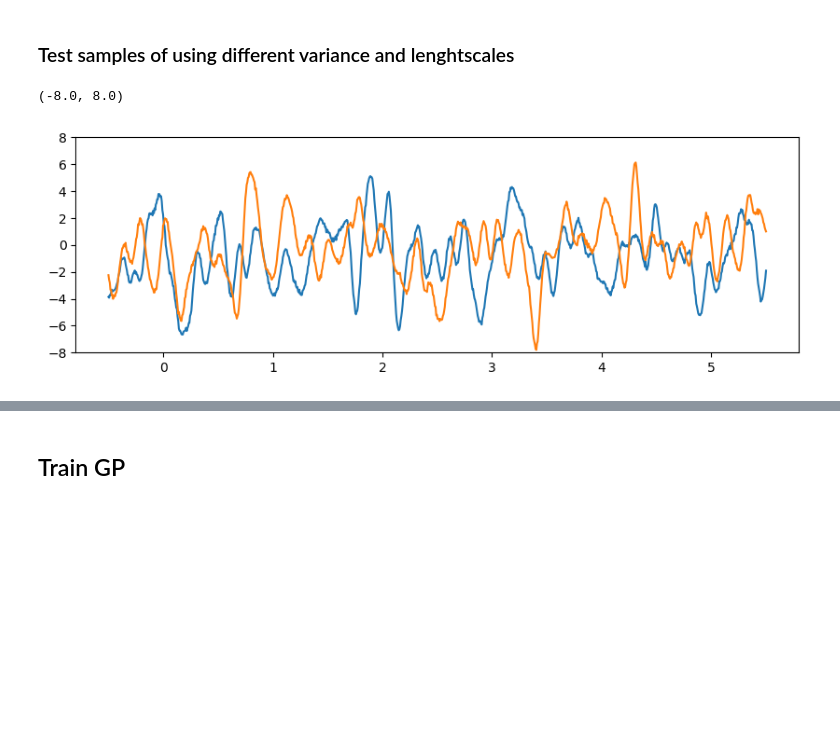
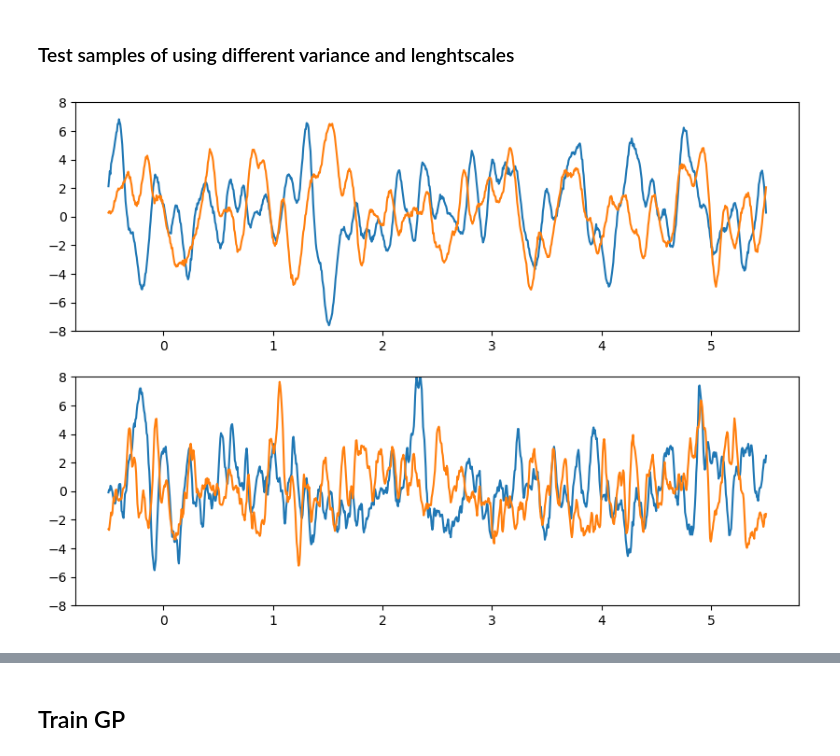
Before and after one commit to luisdiaz1997/SpatialFactorization, a Jupyter notebook: notebooks/Gaussian Processes/GP_test.ipynb, the cells around one changed output, grey strips where cells are left out. Saved outputs shown, nothing was run; the diff lists cells and outputs as text; code cells hidden in the pictures; blank space fills up the shorter version.

Commit message:
added Matern Kernel

```diff
--- a/notebooks/Gaussian Processes/GP_test.ipynb
+++ b/notebooks/Gaussian Processes/GP_test.ipynb
@@ -30,18 +30,22 @@ plt.plot(X, y, "kx")
 # %% [markdown]
 ### Test samples of using different variance and lenghtscales
 # %%
-kernel = RBF(
+plt.figure(figsize=(10, 7))
+
+for i, kernel_class in enumerate([RBF, Matern]):
+
+    kernel = kernel_class(
     variance=6.0, lengthscale= 0.05 )
 
-gpr = spacedecomp.GP(X[:,None], y, kernel, noise=0.1)
-cov = kernel.predict(X=Xtest[:, None]) + (gpr.noise**2)*torch.eye(Nsamples)
-samples = MultivariateNormal(torch.zeros(Nsamples),cov).sample((2,))
 
-plt.figure(figsize=(10, 3))
-plt.plot(Xtest, samples[0])
-plt.plot(Xtest, samples[1])
-plt.ylim((-8, 8))
+    gpr = spacedecomp.GP(X[:,None], y, kernel, noise=0.1)
+    cov = kernel.predict(X=Xtest[:, None]) + (gpr.noise**2)*torch.eye(Nsamples)
+    samples = MultivariateNormal(torch.zeros(Nsamples),cov).sample((2,))
+
+    plt.subplot(2, 1, i+1)
+    plt.plot(Xtest, samples[0])
+    plt.plot(Xtest, samples[1])
+    plt.ylim((-8, 8))
 # %% [output]
-(-8.0, 8.0)
-[figure, old version]
+[figure, new version]
 # %%
```
Also changed, not shown: parts of 13 cells of this notebook, 2 other files.
